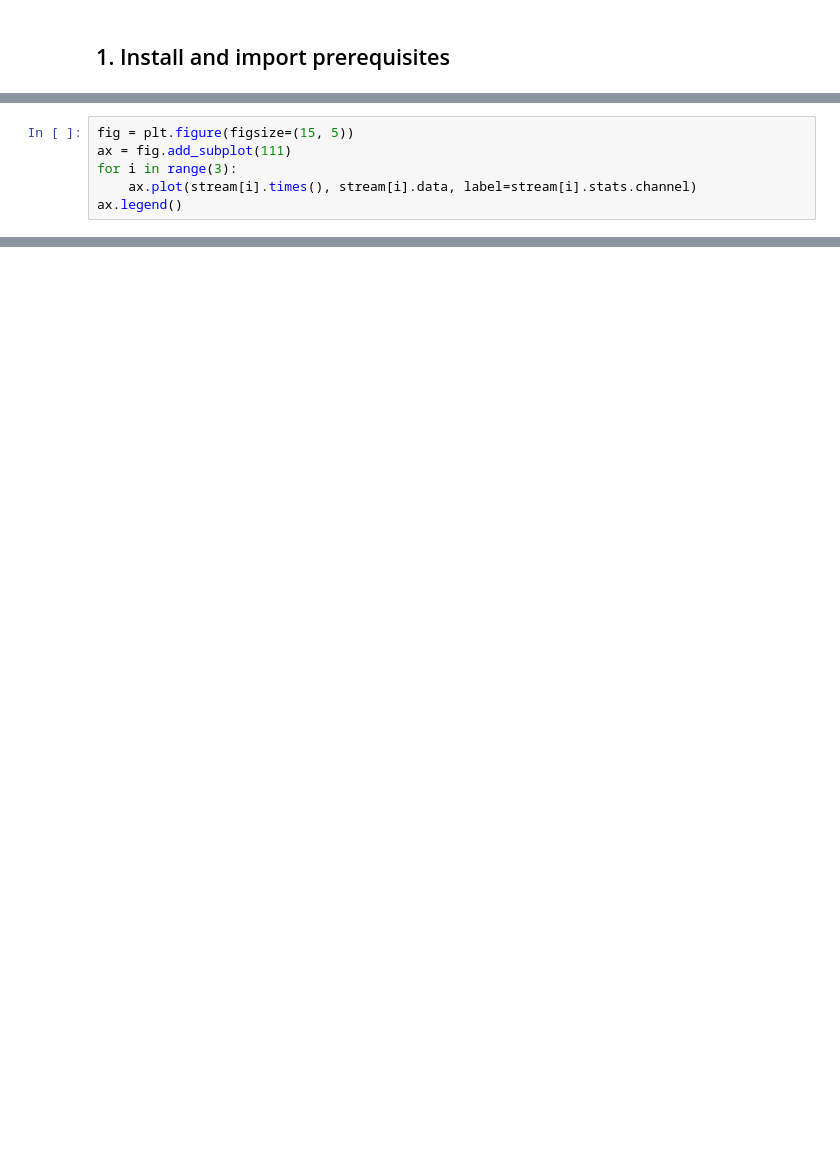
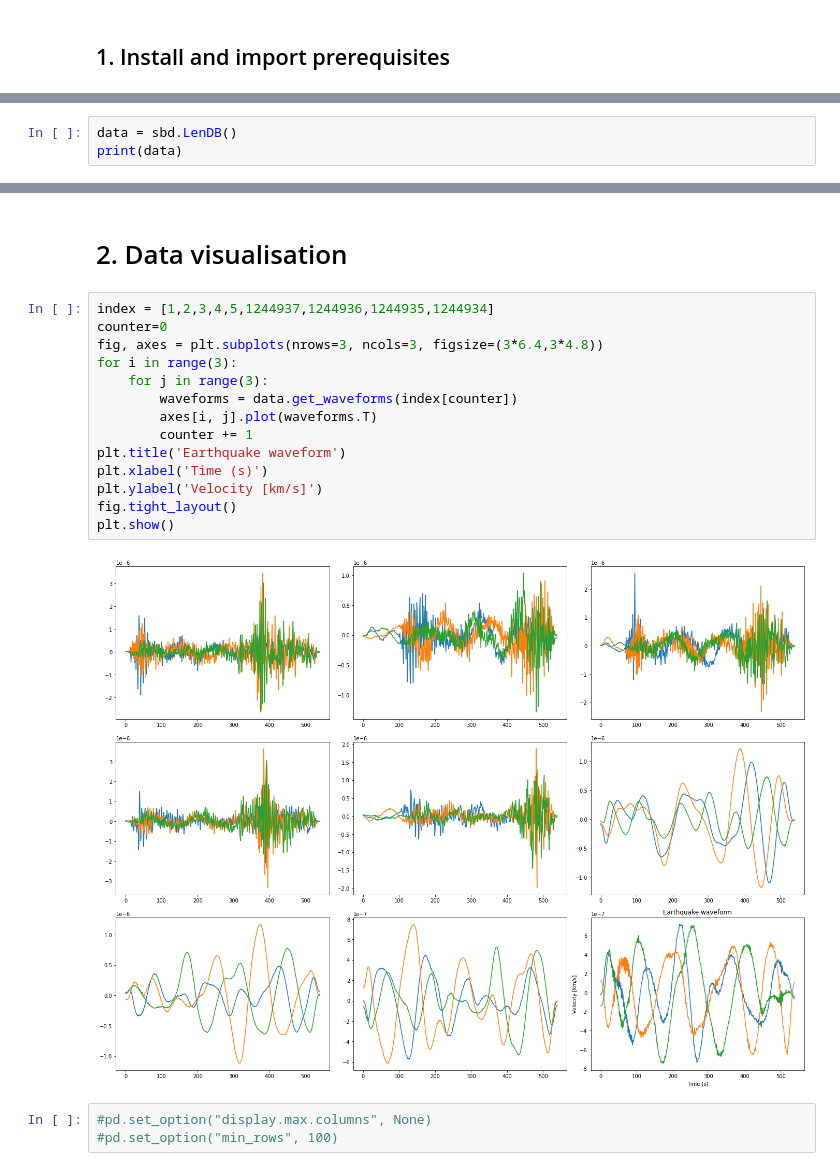
Before and after one commit to 17kaMIKAze08/machinelearning_UNIL, a Jupyter notebook: Project/EQml.ipynb, the cells around one changed output, grey strips where cells are left out. Cells and saved outputs as stored; diff of their text form; blank space fills up the shorter version.

```diff
--- a/Project/EQml.ipynb
+++ b/Project/EQml.ipynb
@@ -69,6 +12,0 @@ CH.MTI02..BHZ | 2023-10-29T11:08:56.404200Z - 2023-10-30T00:00:00.004200Z | 40.0
-# %%
-fig = plt.figure(figsize=(15, 5))
-ax = fig.add_subplot(111)
-for i in range(3):
-    ax.plot(stream[i].times(), stream[i].data, label=stream[i].stats.channel)
-ax.legend()
@@ -117,0 +45,3 @@ print(data.head())
+# %%
+data = sbd.LenDB()
+print(data)
@@ -117,0 +67,21 @@ print(data.head())
+# %% [markdown]
+# 2. Data visualisation
+# %%
+index = [1,2,3,4,5,1244937,1244936,1244935,1244934]
+counter=0
+fig, axes = plt.subplots(nrows=3, ncols=3, figsize=(3*6.4,3*4.8))
+for i in range(3):
+    for j in range(3):
+        waveforms = data.get_waveforms(index[counter])
+        axes[i, j].plot(waveforms.T)
+        counter += 1
+plt.title('Earthquake waveform')
+plt.xlabel('Time (s)')
+plt.ylabel('Velocity [km/s]')
+fig.tight_layout()
+plt.show()
+# %% [output]
+[figure, added]
+# %%
+#pd.set_option("display.max.columns", None)
+#pd.set_option("min_rows", 100)
```
Also changed, not shown: parts of 86 cells of this notebook, 4 other files.
